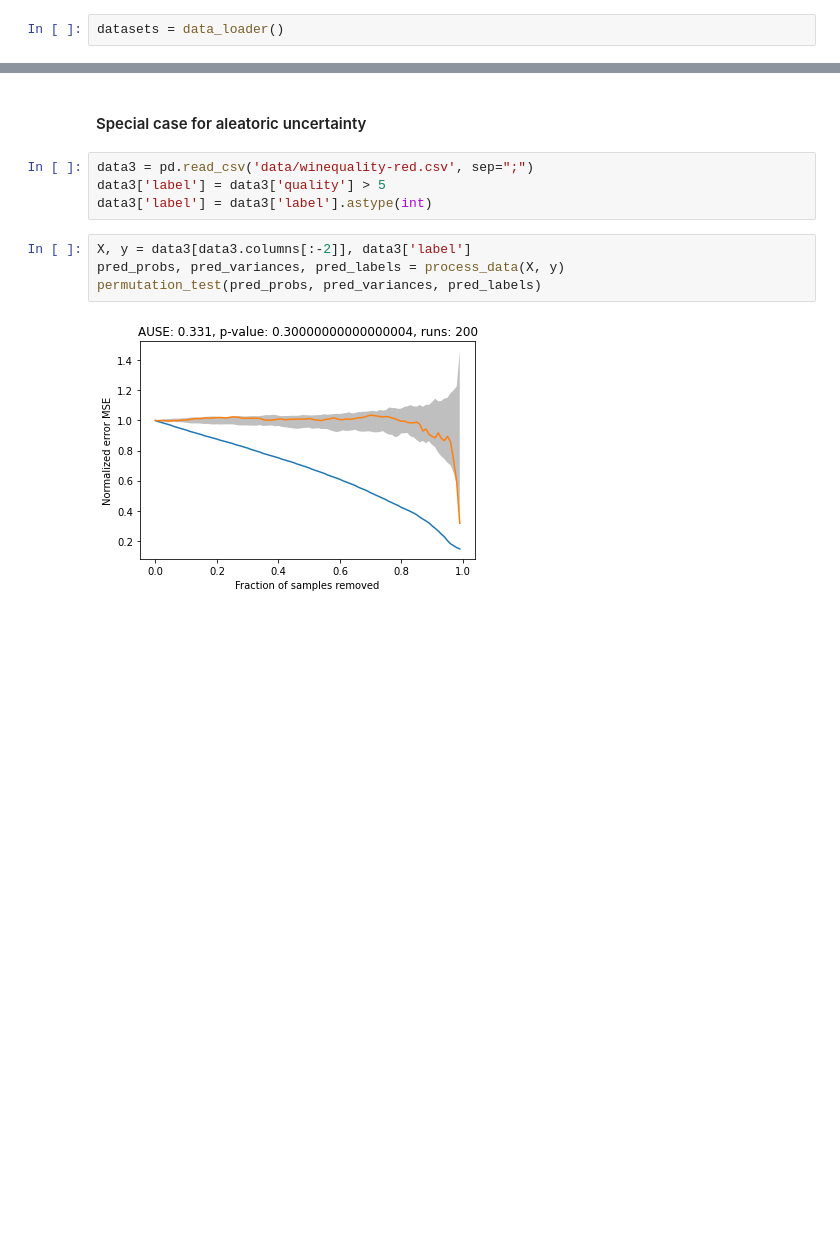
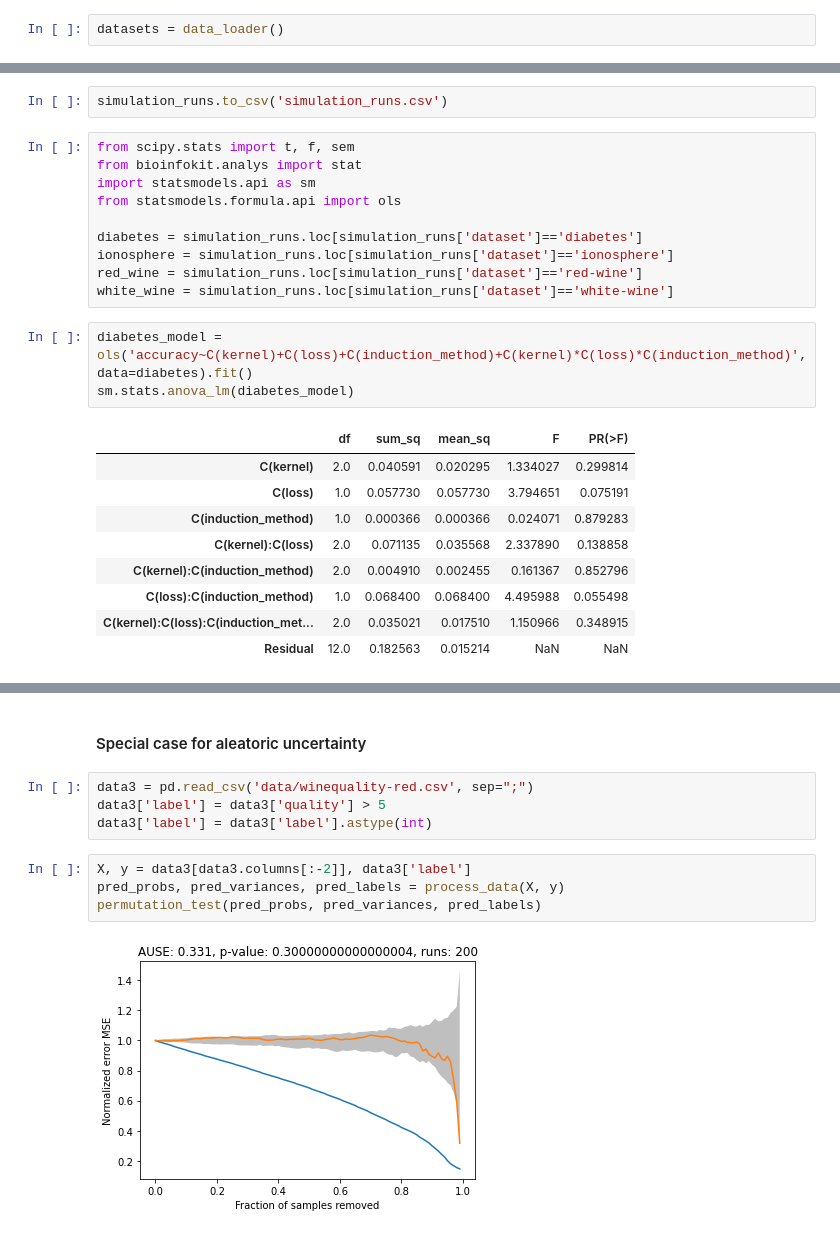
Before and after one commit to sharma-divyanshu/uncertainty_analysis, a Jupyter notebook: gp_sparse_bayes.ipynb, the cells around one changed output, grey strips where cells are left out. Saved outputs shown, nothing was run; the diff lists cells and outputs as text; blank space fills up the shorter version.

Commit message:
three factor anova

```diff
--- a/gp_sparse_bayes.ipynb
+++ b/gp_sparse_bayes.ipynb
@@ -66,0 +97,25 @@ KeyboardInterrupt:
+# %%
+simulation_runs.to_csv('simulation_runs.csv')
+# %%
+from scipy.stats import t, f, sem
+from bioinfokit.analys import stat
+import statsmodels.api as sm
+from statsmodels.formula.api import ols
+
+diabetes = simulation_runs.loc[simulation_runs['dataset']=='diabetes']
+ionosphere = simulation_runs.loc[simulation_runs['dataset']=='ionosphere']
+red_wine = simulation_runs.loc[simulation_runs['dataset']=='red-wine']
+white_wine = simulation_runs.loc[simulation_runs['dataset']=='white-wine']
+# %%
+diabetes_model = ols('accuracy~C(kernel)+C(loss)+C(induction_method)+C(kernel)*C(loss)*C(induction_method)', data=diabetes).fit()
+sm.stats.anova_lm(diabetes_model)
+# %% [output]
+|  | df | sum_sq | mean_sq | F | PR(>F) |
+| C(kernel) | 2.0 | 0.040591 | 0.020295 | 1.334027 | 0.299814 |
+| C(loss) | 1.0 | 0.057730 | 0.057730 | 3.794651 | 0.075191 |
+| C(induction_method) | 1.0 | 0.000366 | 0.000366 | 0.024071 | 0.879283 |
+| C(kernel):C(loss) | 2.0 | 0.071135 | 0.035568 | 2.337890 | 0.138858 |
+| C(kernel):C(induction_method) | 2.0 | 0.004910 | 0.002455 | 0.161367 | 0.852796 |
+| C(loss):C(induction_method) | 1.0 | 0.068400 | 0.068400 | 4.495988 | 0.055498 |
+| C(kernel):C(loss):C(induction_met... | 2.0 | 0.035021 | 0.017510 | 1.150966 | 0.348915 |
+| Residual | 12.0 | 0.182563 | 0.015214 | NaN | NaN |
```
Also changed, not shown: parts of 15 cells of this notebook.
